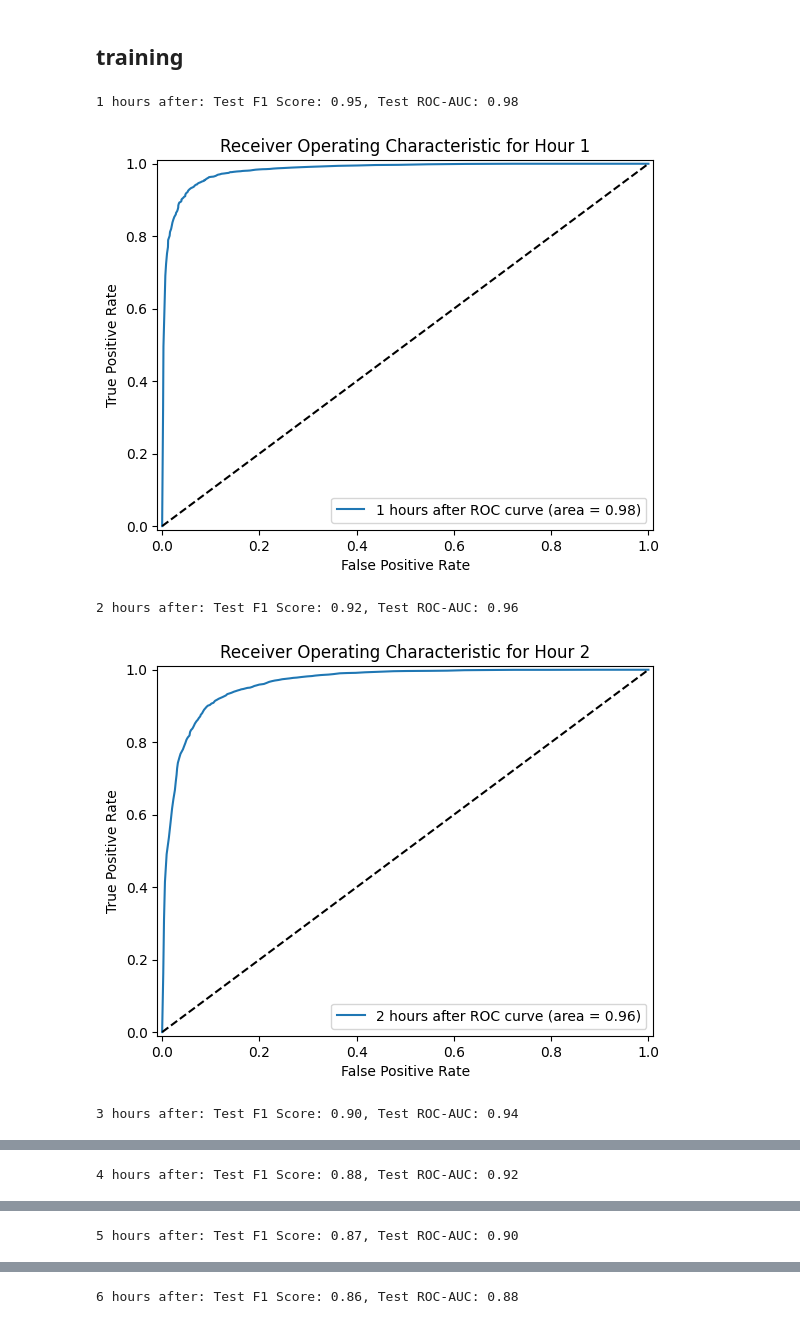
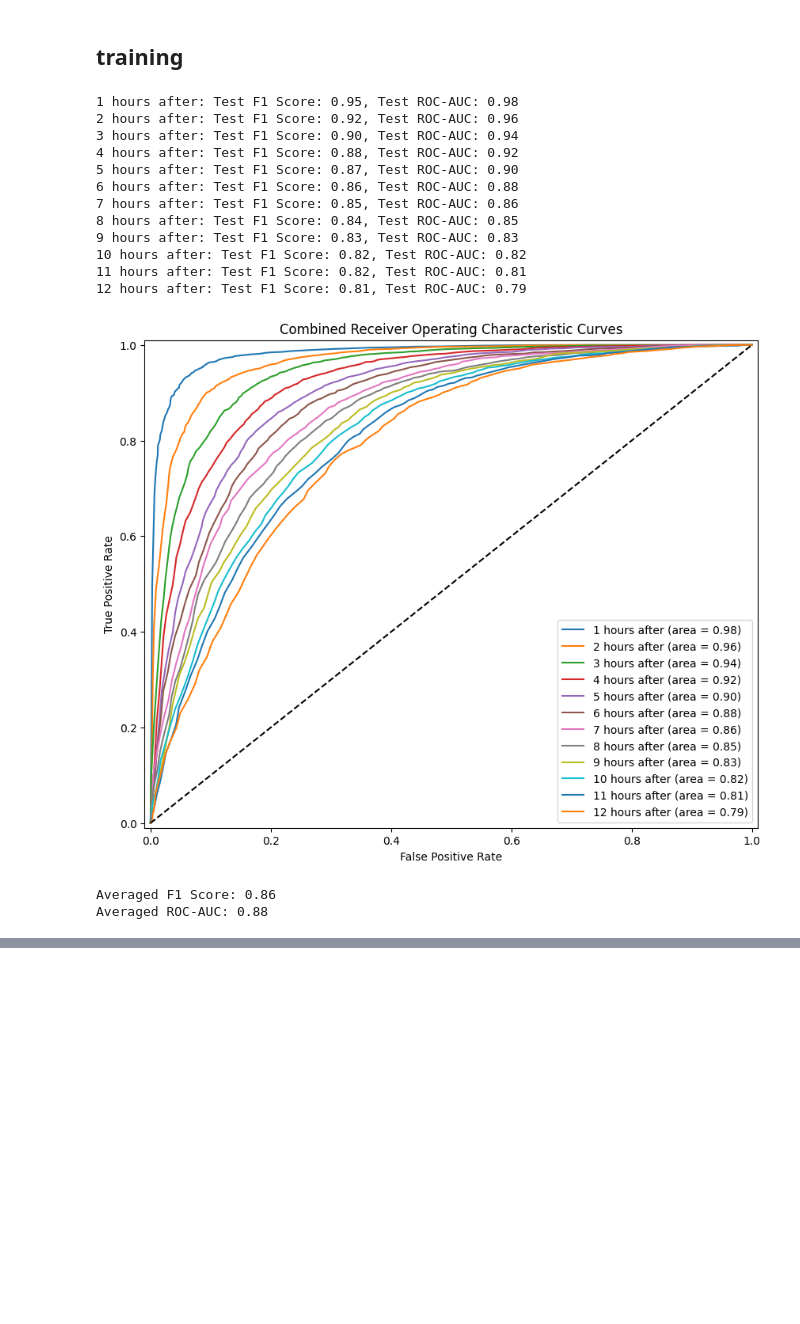
Before and after one commit to JOJOZYH/si670_final_project, a Jupyter notebook: yuhan.ipynb, the cells around one changed output, grey strips where cells are left out. Saved outputs shown, nothing was run; the diff lists cells and outputs as text; code cells hidden in the pictures; blank space fills up the shorter version.

```diff
--- a/yuhan.ipynb
+++ b/yuhan.ipynb
@@ -108,6 +108,7 @@ dtype: int64
 # %% [markdown]
 ## training
 # %%
+"""Random Forest"""
 from sklearn.compose import ColumnTransformer
 from sklearn.preprocessing import StandardScaler
 from sklearn.pipeline import Pipeline
@@ -134,12 +135,14 @@ preprocessor = ColumnTransformer(
 f1_scores = []
 roc_aucs = []
 
+# Create a single plot for all ROC curves
+plt.figure(figsize=(10, 8))
+
 # Use tqdm to add a progress bar to the loop
 for i in range(1, 13):
     # The current ith hour after current hour as label
     y_train = data_train[f'pm2.5_{i}_hour_after'] >= 50
     y_test = data_test[f'pm2.5_{i}_hour_after'] >= 50
-
 
     # Create a pipeline with preprocessing and the Random Forest model
     pipeline = Pipeline([
@@ -147,44 +150,58 @@ for i in range(1, 13):
         ('classifier', RandomForestClassifier(random_state=1))  # Random Forest model
     ])
 
     # Train the pipeline
     pipeline.fit(X_train, y_train)
 
     # Predictions on the test data
     y_pred_test = pipeline.predict(X_test)
     y_prob_test = pipeline.predict_proba(X_test)[:, 1]
 
     # Calculate scores for the test data
     f1_test = f1_score(y_test, y_pred_test)
     roc_auc_test = roc_auc_score(y_test, y_prob_test)
 
     # Store the results
     f1_scores.append(f1_test)
     roc_aucs.append(roc_auc_test)
 
     # Output the test F1 Score and ROC-AUC for the current hour
     print(f"{i} hours after: Test F1 Score: {f1_test:.2f}, Test ROC-AUC: {roc_auc_test:.2f}")
 
     # ROC Curve for test data
     fpr_test, tpr_test, _ = roc_curve(y_test, y_prob_test)
 
-    plt.figure()
-    plt.plot(fpr_test, tpr_test, label=f'{i} hours after ROC curve (area = {roc_auc_test:.2f})')
-    plt.plot([0, 1], [0, 1], 'k--')
-    plt.xlim([-0.01, 1.01])
-    plt.ylim([-0.01, 1.01])
-    plt.xlabel('False Positive Rate')
-    plt.ylabel('True Positive Rate')
-    plt.title(f'Receiver Operating Characteristic for Hour {i}')
-    plt.legend(loc="lower right")
-    plt.show()
+    # Plot the ROC curve on the single plot
+    plt.plot(fpr_test, tpr_test, label=f'{i} hours after (area = {roc_auc_test:.2f})')
+
+# Plot the diagonal line
+plt.plot([0, 1], [0, 1], 'k--')
+
+# Configure plot
+plt.xlim([-0.01, 1.01])
+plt.ylim([-0.01, 1.01])
+plt.xlabel('False Positive Rate')
+plt.ylabel('True Positive Rate')
+plt.title('Combined Receiver Operating Characteristic Curves')
+plt.legend(loc="lower right")
+plt.show()
 
 # Output overall results
 print(f"Averaged F1 Score: {sum(f1_scores)/len(f1_scores):.2f}")
 print(f"Averaged ROC-AUC: {sum(roc_aucs)/len(roc_aucs):.2f}")
 # %% [output]
 1 hours after: Test F1 Score: 0.95, Test ROC-AUC: 0.98
+2 hours after: Test F1 Score: 0.92, Test ROC-AUC: 0.96
+3 hours after: Test F1 Score: 0.90, Test ROC-AUC: 0.94
+4 hours after: Test F1 Score: 0.88, Test ROC-AUC: 0.92
+5 hours after: Test F1 Score: 0.87, Test ROC-AUC: 0.90
+6 hours after: Test F1 Score: 0.86, Test ROC-AUC: 0.88
+7 hours after: Test F1 Score: 0.85, Test ROC-AUC: 0.86
+8 hours after: Test F1 Score: 0.84, Test ROC-AUC: 0.85
+9 hours after: Test F1 Score: 0.83, Test ROC-AUC: 0.83
+10 hours after: Test F1 Score: 0.82, Test ROC-AUC: 0.82
+11 hours after: Test F1 Score: 0.82, Test ROC-AUC: 0.81
+12 hours after: Test F1 Score: 0.81, Test ROC-AUC: 0.79
-[figure, old version]
+[figure, new version]
-2 hours after: Test F1 Score: 0.92, Test ROC-AUC: 0.96
+Averaged F1 Score: 0.86
+Averaged ROC-AUC: 0.88
-[figure, removed]
-3 hours after: Test F1 Score: 0.90, Test ROC-AUC: 0.94
@@ -192 +207,0 @@ print(f"Averaged ROC-AUC: {sum(roc_aucs)/len(roc_aucs):.2f}")
-4 hours after: Test F1 Score: 0.88, Test ROC-AUC: 0.92
@@ -194 +207,0 @@ print(f"Averaged ROC-AUC: {sum(roc_aucs)/len(roc_aucs):.2f}")
-5 hours after: Test F1 Score: 0.87, Test ROC-AUC: 0.90
@@ -196 +207,0 @@ print(f"Averaged ROC-AUC: {sum(roc_aucs)/len(roc_aucs):.2f}")
-6 hours after: Test F1 Score: 0.86, Test ROC-AUC: 0.88
```
Also changed, not shown: parts of 3 cells of this notebook, 2 other files.
